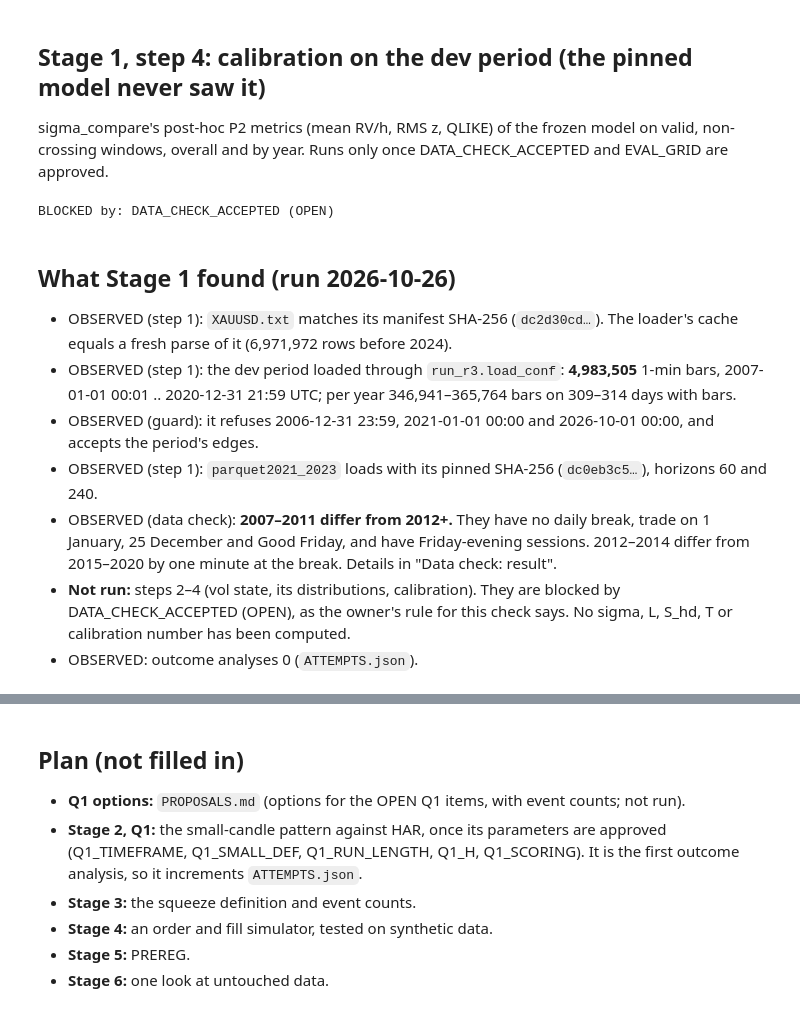
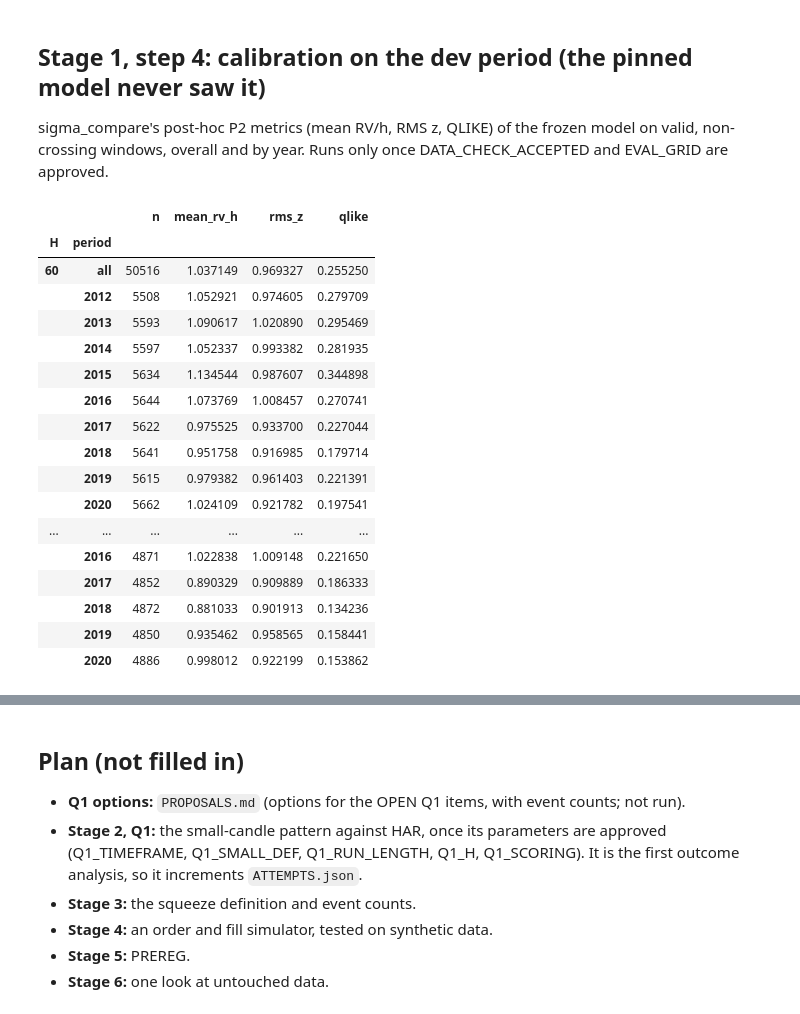
Before and after one commit to QBKFD/OPARLI-LLM-FORWARD, a Jupyter notebook: research/squeeze_oco/01_vol_state.ipynb, the cells around one changed output, grey strips where cells are left out. Saved outputs shown, nothing was run; the diff lists cells and outputs as text; code cells hidden in the pictures.

```diff
--- a/research/squeeze_oco/01_vol_state.ipynb
+++ b/research/squeeze_oco/01_vol_state.ipynb
@@ -436,7 +406,7 @@ by the one-minute shift of the last bar before the break. Stage 1 steps 2–4 ar
 Runs only once DATA_CHECK_ACCEPTED, EVAL_GRID, DESCRIBE_QUANTILES and DESCRIBE_HOUR are approved. The hour of day is
 the UTC hour of the label; sessions shift by one UTC hour with US DST.
 # %%
-b = blocked("DATA_CHECK_ACCEPTED", "EVAL_GRID", "DESCRIBE_QUANTILES", "DESCRIBE_HOUR")
+b = blocked("DATA_CHECK_ACCEPTED", "EVAL_GRID", "DESCRIBE_QUANTILES", "DESCRIBE_HOUR", "DESCRIBE_COLUMNS", "DESCRIBE_GROUPS")
 if b:
     print("BLOCKED by:", ", ".join(f"{i} ({_REG[i]['status']})" for i in b))
     tbl = None
@@ -448,6 +418,11 @@ else:
     print("Note: the hour of day is the UTC hour. Sessions (and the daily break) shift by one UTC hour with US DST.")
     print(f"grid: {len(tbl):,} hourly labels with a state")
     for g in need("DESCRIBE_GROUPS"):
-        print(f"--- {g}")
-        display(stage1.describe(tbl, cols, q, None if g == "all" else g))
+        if g == "all":
+            print("--- all")
+            display(stage1.describe(tbl, cols, q, None))
+            continue
+        for col in cols:
+            print(f"--- {col} by {g}" + (" (UTC hour of the label; sessions shift by one UTC hour with US DST)" if g == "hour" else ""))
+            display(stage1.describe(tbl, [col], q, g)[col])
 # %% [output]
@@ -458,28 +504,29 @@ BLOCKED by: DATA_CHECK_ACCEPTED (OPEN)
 sigma_compare's post-hoc P2 metrics (mean RV/h, RMS z, QLIKE) of the frozen model on valid, non-crossing
 windows, overall and by year. Runs only once DATA_CHECK_ACCEPTED and EVAL_GRID are approved.
 # %%
-b = blocked("DATA_CHECK_ACCEPTED", "EVAL_GRID")
+b = blocked("DATA_CHECK_ACCEPTED", "EVAL_GRID", "CALIB_METHOD", "CALIB_COVERAGE", "CALIB_GROUPS")
 if b:
     print("BLOCKED by:", ", ".join(f"{i} ({_REG[i]['status']})" for i in b))
 else:
     assert need("CALIB_GROUPS") == ("all", "year")
     cal = stage1.calibration(ctx, model, DEV_START, DEV_END, True)
     display(cal)
 # %% [output]
-BLOCKED by: DATA_CHECK_ACCEPTED (OPEN)
+|  |  | n | mean_rv_h | rms_z | qlike |
+| H | period |  |  |  |  |
+| 60 | all | 50516 | 1.037149 | 0.969327 | 0.255250 |
+|  | 2012 | 5508 | 1.052921 | 0.974605 | 0.279709 |
+|  | 2013 | 5593 | 1.090617 | 1.020890 | 0.295469 |
+|  | 2014 | 5597 | 1.052337 | 0.993382 | 0.281935 |
+|  | 2015 | 5634 | 1.134544 | 0.987607 | 0.344898 |
+|  | 2016 | 5644 | 1.073769 | 1.008457 | 0.270741 |
+|  | 2017 | 5622 | 0.975525 | 0.933700 | 0.227044 |
+|  | 2018 | 5641 | 0.951758 | 0.916985 | 0.179714 |
+|  | 2019 | 5615 | 0.979382 | 0.961403 | 0.221391 |
+|  | 2020 | 5662 | 1.024109 | 0.921782 | 0.197541 |
+| ... | ... | ... | ... | ... | ... |
+|  | 2016 | 4871 | 1.022838 | 1.009148 | 0.221650 |
+|  | 2017 | 4852 | 0.890329 | 0.909889 | 0.186333 |
+|  | 2018 | 4872 | 0.881033 | 0.901913 | 0.134236 |
+|  | 2019 | 4850 | 0.935462 | 0.958565 | 0.158441 |
+|  | 2020 | 4886 | 0.998012 | 0.922199 | 0.153862 |
-# %% [markdown]
-## What Stage 1 found (run 2026-10-26)
-
-- OBSERVED (step 1): `XAUUSD.txt` matches its manifest SHA-256 (`dc2d30cd…`). The loader's cache equals a fresh
-  parse of it (6,971,972 rows before 2024).
-- OBSERVED (step 1): the dev period loaded through `run_r3.load_conf`: **4,983,505** 1-min bars, 2007-01-01 00:01
-  .. 2020-12-31 21:59 UTC; per year 346,941–365,764 bars on 309–314 days with bars.
-- OBSERVED (guard): it refuses 2006-12-31 23:59, 2021-01-01 00:00 and 2026-10-01 00:00, and accepts the period's
-  edges.
-- OBSERVED (step 1): `parquet2021_2023` loads with its pinned SHA-256 (`dc0eb3c5…`), horizons 60 and 240.
-- OBSERVED (data check): **2007–2011 differ from 2012+.** They have no daily break, trade on 1 January, 25 December
-  and Good Friday, and have Friday-evening sessions. 2012–2014 differ from 2015–2020 by one minute at the break.
-  Details in "Data check: result".
-- **Not run:** steps 2–4 (vol state, its distributions, calibration). They are blocked by DATA_CHECK_ACCEPTED
-  (OPEN), as the owner's rule for this check says. No sigma, L, S_hd, T or calibration number has been computed.
-- OBSERVED: outcome analyses 0 (`ATTEMPTS.json`).
```
Also changed, not shown: parts of 15 cells of this notebook, 7 other files.
